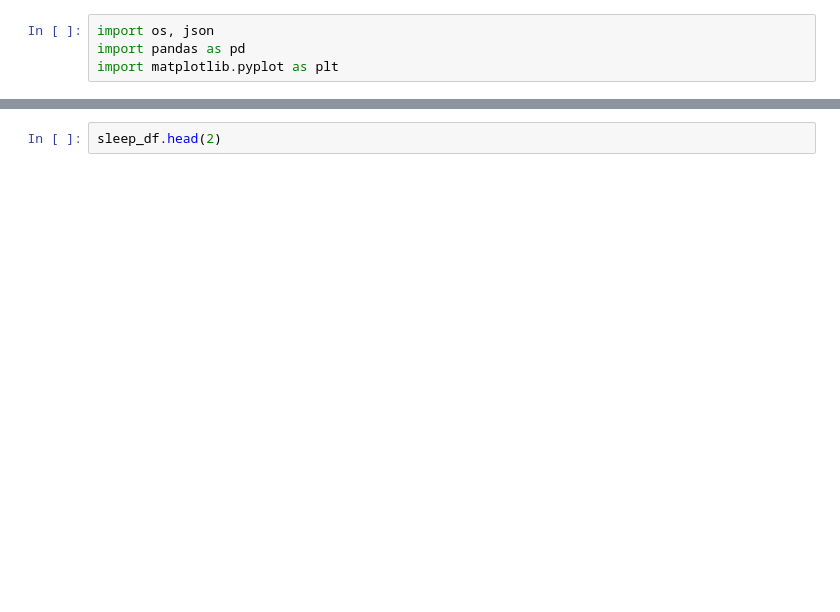
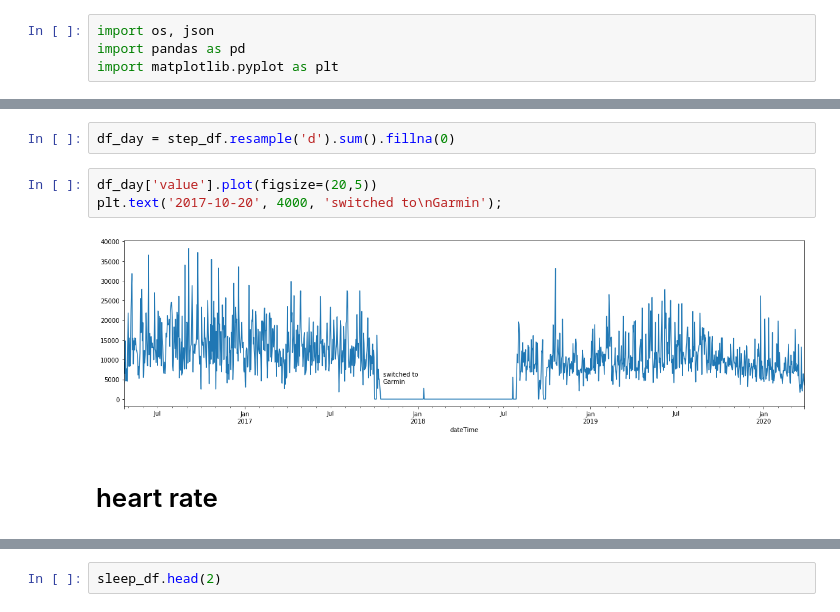
Before and after one commit to DanCorley/fitbit_data, a Jupyter notebook: fitbit.ipynb, the cells around one changed output, grey strips where cells are left out. Cells and saved outputs as stored; diff of their text form; blank space fills up the shorter version.

```diff
--- a/fitbit.ipynb
+++ b/fitbit.ipynb
@@ -36,0 +81,9 @@ df[7500:10000].plot(figsize=(20,4));
+# %%
+df_day = step_df.resample('d').sum().fillna(0)
+# %%
+df_day['value'].plot(figsize=(20,5))
+plt.text('2017-10-20', 4000, 'switched to\nGarmin');
+# %% [output]
+[figure, added]
+# %% [markdown]
+# heart rate
```
Also changed, not shown: parts of 29 cells of this notebook.
